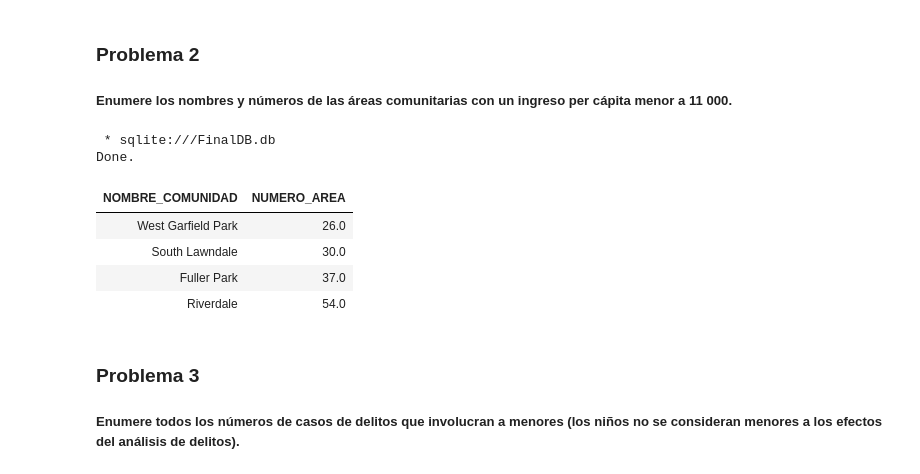
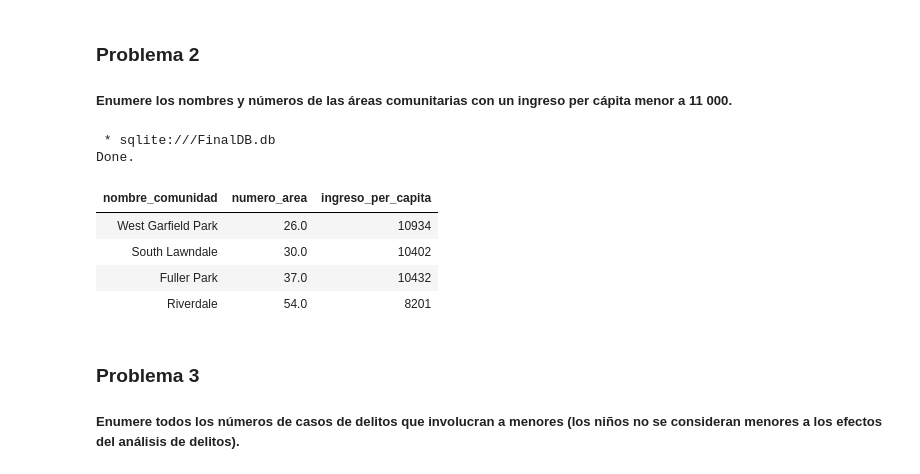
Before and after one commit to flavioaguirre/final_project_SQL_IBM, a Jupyter notebook: mod5-final-project-v2.ipynb, the cells around one changed output. Cells and saved outputs as stored; diff of their text form; code cells hidden in the pictures.

```diff
--- a/mod5-final-project-v2.ipynb
+++ b/mod5-final-project-v2.ipynb
@@ -200,17 +202,20 @@ Done.
 ##### Enumere los nombres y números de las áreas comunitarias con un ingreso per cápita menor a 11 000.
 # %%
 %%sql
-SELECT COMMUNITY_AREA_NAME AS NOMBRE_COMUNIDAD, COMMUNITY_AREA_NUMBER AS NUMERO_AREA
+SELECT
+community_area_name AS nombre_comunidad,
+community_area_number AS numero_area,
+per_capita_income AS ingreso_per_capita
 FROM chicago_socioeconomic_data
 WHERE PER_CAPITA_INCOME < 11000
 # %% [output]
  * sqlite:///FinalDB.db
 Done.
-| NOMBRE_COMUNIDAD | NUMERO_AREA |
-| West Garfield Park | 26.0 |
-| South Lawndale | 30.0 |
-| Fuller Park | 37.0 |
-| Riverdale | 54.0 |
+| nombre_comunidad | numero_area | ingreso_per_capita |
+| West Garfield Park | 26.0 | 10934 |
+| South Lawndale | 30.0 | 10402 |
+| Fuller Park | 37.0 | 10432 |
+| Riverdale | 54.0 | 8201 |
 # %% [markdown]
 ### Problema 3
 
```
Also changed, not shown: parts of 20 cells of this notebook, 1 other file.
